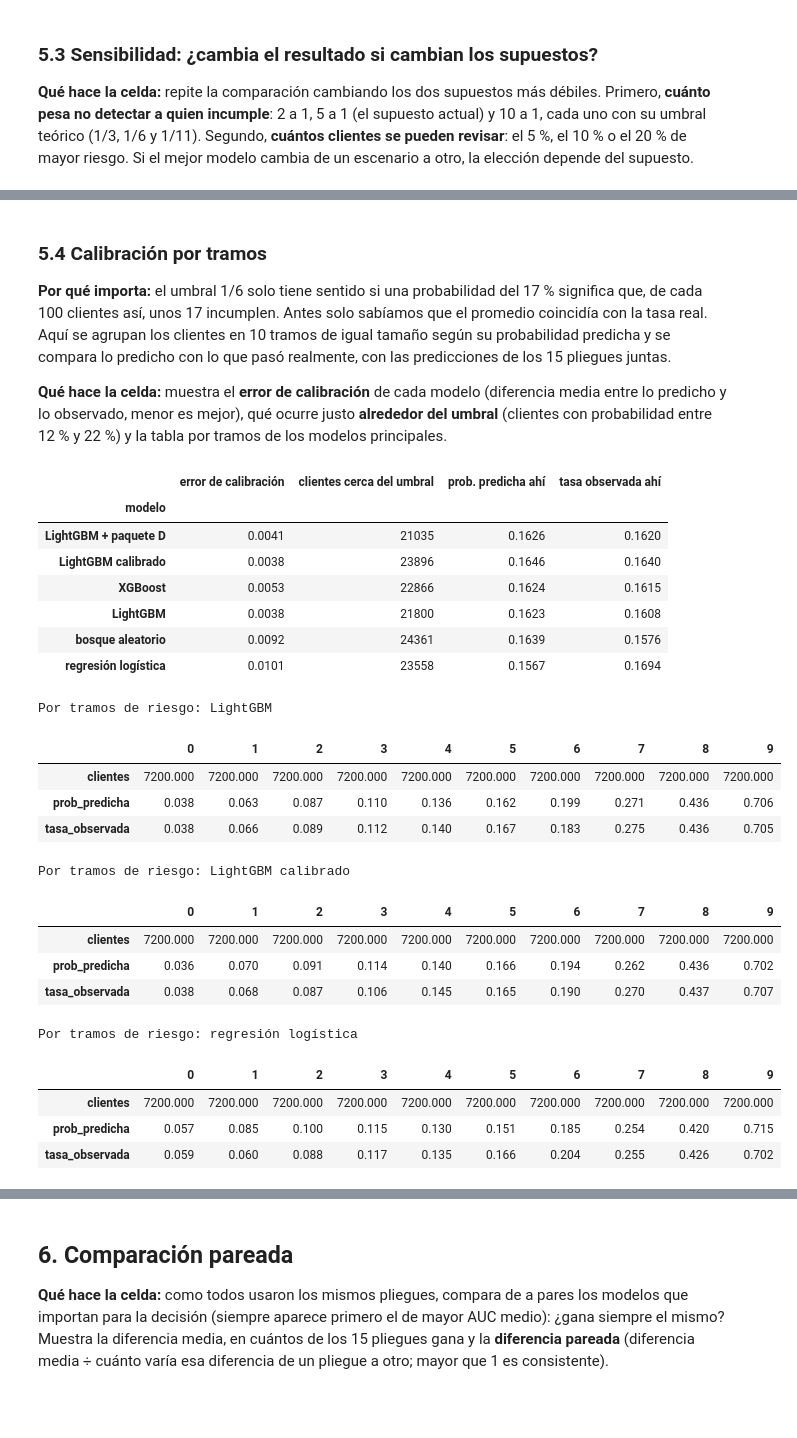
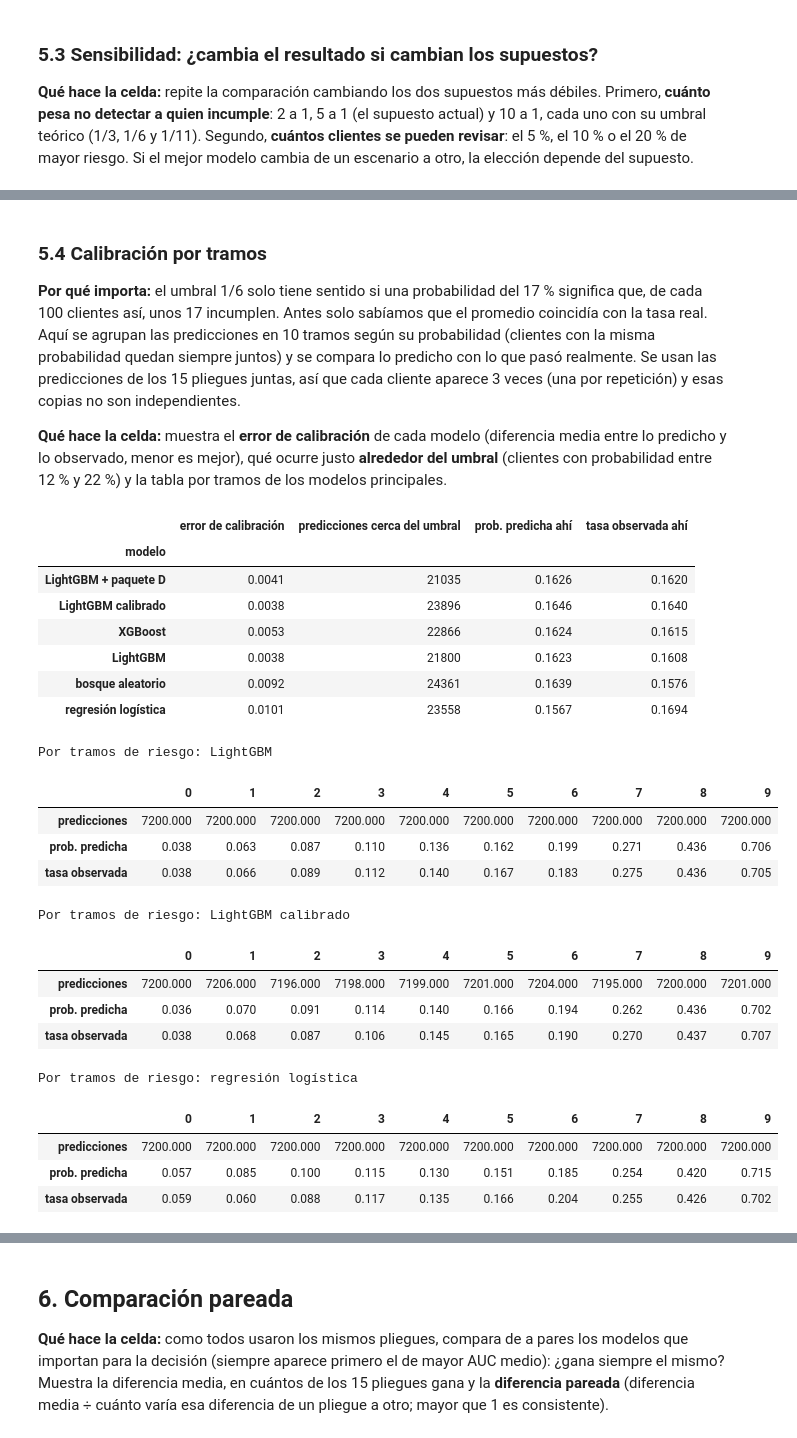
Before and after one commit to aforozco1808-dotcom/Laboratorio-de-an-lisis-avanzado-Grupo-6---RiskVision, a Jupyter notebook: notebooks/05_torneo.ipynb, the cells around one changed output, grey strips where cells are left out. Drawn from its saved outputs; the diff is of its cells as text; code cells hidden in the pictures; blank space fills up the shorter version.

```diff
--- a/notebooks/05_torneo.ipynb
+++ b/notebooks/05_torneo.ipynb
@@ -195,19 +167,9 @@ plt.show()
 ### 5.1 Métricas técnicas
 **Qué hace la celda:** muestra la media de las métricas técnicas de cada modelo. Fíjese sobre todo en el **recall de cada clase**: un modelo que marca a casi todos tiene recall de «incumple» altísimo pero deja pasar a muy pocos clientes que sí pagan.
 # %%
-etiquetas = {
-    "roc_auc": "AUC", "avg_precision": "AUC-PR", "balanced_accuracy": "exactitud balanceada", "f1_macro": "F1 macro",
-    "precision_1": "precisión (incumple)", "recall_0": "recall (paga)", "recall_1": "recall (incumple)",
-    "flagged_share": "% marcado", "penalty_2": "penalización 2:1", "penalty": "penalización 5:1", "penalty_10": "penalización 10:1",
-    "log_loss": "log loss", "brier": "Brier",
-    "mean_proba": "prob. media predicha", "recall_top_5": "recall al revisar 5 %", "recall_top_10": "recall al revisar 10 %",
-    "recall_top": "recall al revisar 20 %", "lift_top": "lift al revisar 20 %",
-}
-tecnicas = pd.DataFrame({n: f[list(etiquetas)].mean() for n, f in por_pliegue.items()}).T.rename(columns=etiquetas)
-tecnicas = tecnicas.loc[resumen.index]
-# Las dos reglas sin probabilidades reales (0 o 1) no tienen log loss ni Brier interpretables
-sin_probabilidad = [n for n in tecnicas.index if n in ("línea base: siempre paga", "línea base: regla PAY_0 ≥ 2")]
-tecnicas.loc[sin_probabilidad, ["log loss", "Brier", "prob. media predicha"]] = np.nan
+from proyecto.models.tournament import technical_table
+
+tecnicas = technical_table(por_pliegue, order=resumen.index)
 print(f"tasa real de incumplimiento: {y.mean():.3f} (la «prob. media predicha» debería parecerse)")
 display(tecnicas.round(3))
 # %% [output]
@@ -247,6 +208,8 @@ display(posiciones)
 ### 5.3 Sensibilidad: ¿cambia el resultado si cambian los supuestos?
 **Qué hace la celda:** repite la comparación cambiando los dos supuestos más débiles. Primero, **cuánto pesa no detectar a quien incumple**: 2 a 1, 5 a 1 (el supuesto actual) y 10 a 1, cada uno con su umbral teórico (1/3, 1/6 y 1/11). Segundo, **cuántos clientes se pueden revisar**: el 5 %, el 10 % o el 20 % de mayor riesgo. Si el mejor modelo cambia de un escenario a otro, la elección depende del supuesto.
 # %%
+from proyecto.models.tournament import best_by_scenario, is_baseline
+
 penalizaciones = tecnicas[["penalización 2:1", "penalización 5:1", "penalización 10:1"]]
 capacidad = tecnicas[["recall al revisar 5 %", "recall al revisar 10 %", "recall al revisar 20 %"]]
 print("Penalización relativa por cliente (menor es mejor):")
@@ -254,12 +217,10 @@ display(penalizaciones.round(3))
 print("\nQué fracción de los incumplidores se captura al revisar solo a los de mayor riesgo (mayor es mejor):")
 display(capacidad.round(3))
 
-reales = [n for n in tecnicas.index if not n.startswith("línea base")]
+reales = [n for n in tecnicas.index if not is_baseline(n)]
 print("\nMejor modelo (sin contar líneas base) en cada escenario:")
-for col in penalizaciones:
-    print(f"  {col}: {penalizaciones.loc[reales, col].idxmin()} ({penalizaciones.loc[reales, col].min():.3f})")
-for col in capacidad:
-    print(f"  {col}: {capacidad.loc[reales, col].idxmax()} ({capacidad.loc[reales, col].max():.3f})")
+for columna, (nombre, valor) in best_by_scenario(tecnicas, [*penalizaciones.columns, *capacidad.columns], reales).items():
+    print(f"  {columna}: {nombre} ({valor:.3f})")
 # %% [output]
 Penalización relativa por cliente (menor es mejor):
 |  | penalización 2:1 | penalización 5:1 | penalización 10:1 |
@@ -292,51 +253,42 @@ Mejor modelo (sin contar líneas base) en cada escenario:
   recall al revisar 20 %: XGBoost (0.518)
 # %% [markdown]
 ### 5.4 Calibración por tramos
-**Por qué importa:** el umbral 1/6 solo tiene sentido si una probabilidad del 17 % significa que, de cada 100 clientes así, unos 17 incumplen. Antes solo sabíamos que el promedio coincidía con la tasa real. Aquí se agrupan los clientes en 10 tramos de igual tamaño según su probabilidad predicha y se compara lo predicho con lo que pasó realmente, con las predicciones de los 15 pliegues juntas.
+**Por qué importa:** el umbral 1/6 solo tiene sentido si una probabilidad del 17 % significa que, de cada 100 clientes así, unos 17 incumplen. Antes solo sabíamos que el promedio coincidía con la tasa real. Aquí se agrupan las predicciones en 10 tramos según su probabilidad (clientes con la misma probabilidad quedan siempre juntos) y se compara lo predicho con lo que pasó realmente. Se usan las predicciones de los 15 pliegues juntas, así que cada cliente aparece 3 veces (una por repetición) y esas copias no son independientes.
 
 **Qué hace la celda:** muestra el **error de calibración** de cada modelo (diferencia media entre lo predicho y lo observado, menor es mejor), qué ocurre justo **alrededor del umbral** (clientes con probabilidad entre 12 % y 22 %) y la tabla por tramos de los modelos principales.
 # %%
-from proyecto.models.evaluate import calibration_table, expected_calibration_error, observed_rate_between
+from proyecto.models.tournament import calibration_by_bin, calibration_summary
 
-filas = []
-for nombre in reales:
-    p = predicciones[nombre]
-    tabla_cal = calibration_table(p["y_true"], p["proba"], n_bins=10)
-    cerca = observed_rate_between(p["y_true"], p["proba"], 0.12, 0.22)
-    filas.append({"modelo": nombre, "error de calibración": expected_calibration_error(tabla_cal),
-                  "clientes cerca del umbral": cerca["clientes"], "prob. predicha ahí": cerca["prob_predicha"],
-                  "tasa observada ahí": cerca["tasa_observada"]})
-calibracion = pd.DataFrame(filas).set_index("modelo")
+calibracion = calibration_summary(predicciones, reales)
 display(calibracion.round(4))
 
 for nombre in ["LightGBM", "LightGBM calibrado", "regresión logística"]:
-    p = predicciones[nombre]
     print(f"\nPor tramos de riesgo: {nombre}")
-    display(calibration_table(p["y_true"], p["proba"], n_bins=10).round(3).T)
+    display(calibration_by_bin(predicciones, nombre).round(3).T)
 # %% [output]
-|  | error de calibración | clientes cerca del umbral | prob. predicha ahí | tasa observada ahí |
+|  | error de calibración | predicciones cerca del umbral | prob. predicha ahí | tasa observada ahí |
 | modelo |  |  |  |  |
 | LightGBM + paquete D | 0.0041 | 21035 | 0.1626 | 0.1620 |
 | LightGBM calibrado | 0.0038 | 23896 | 0.1646 | 0.1640 |
 | XGBoost | 0.0053 | 22866 | 0.1624 | 0.1615 |
 | LightGBM | 0.0038 | 21800 | 0.1623 | 0.1608 |
 | bosque aleatorio | 0.0092 | 24361 | 0.1639 | 0.1576 |
 | regresión logística | 0.0101 | 23558 | 0.1567 | 0.1694 |
 Por tramos de riesgo: LightGBM
 |  | 0 | 1 | 2 | 3 | 4 | 5 | 6 | 7 | 8 | 9 |
-| clientes | 7200.000 | 7200.000 | 7200.000 | 7200.000 | 7200.000 | 7200.000 | 7200.000 | 7200.000 | 7200.000 | 7200.000 |
-| prob_predicha | 0.038 | 0.063 | 0.087 | 0.110 | 0.136 | 0.162 | 0.199 | 0.271 | 0.436 | 0.706 |
-| tasa_observada | 0.038 | 0.066 | 0.089 | 0.112 | 0.140 | 0.167 | 0.183 | 0.275 | 0.436 | 0.705 |
+| predicciones | 7200.000 | 7200.000 | 7200.000 | 7200.000 | 7200.000 | 7200.000 | 7200.000 | 7200.000 | 7200.000 | 7200.000 |
+| prob. predicha | 0.038 | 0.063 | 0.087 | 0.110 | 0.136 | 0.162 | 0.199 | 0.271 | 0.436 | 0.706 |
+| tasa observada | 0.038 | 0.066 | 0.089 | 0.112 | 0.140 | 0.167 | 0.183 | 0.275 | 0.436 | 0.705 |
 Por tramos de riesgo: LightGBM calibrado
 |  | 0 | 1 | 2 | 3 | 4 | 5 | 6 | 7 | 8 | 9 |
-| clientes | 7200.000 | 7200.000 | 7200.000 | 7200.000 | 7200.000 | 7200.000 | 7200.000 | 7200.000 | 7200.000 | 7200.000 |
-| prob_predicha | 0.036 | 0.070 | 0.091 | 0.114 | 0.140 | 0.166 | 0.194 | 0.262 | 0.436 | 0.702 |
-| tasa_observada | 0.038 | 0.068 | 0.087 | 0.106 | 0.145 | 0.165 | 0.190 | 0.270 | 0.437 | 0.707 |
+| predicciones | 7200.000 | 7206.000 | 7196.000 | 7198.000 | 7199.000 | 7201.000 | 7204.000 | 7195.000 | 7200.000 | 7201.000 |
+| prob. predicha | 0.036 | 0.070 | 0.091 | 0.114 | 0.140 | 0.166 | 0.194 | 0.262 | 0.436 | 0.702 |
+| tasa observada | 0.038 | 0.068 | 0.087 | 0.106 | 0.145 | 0.165 | 0.190 | 0.270 | 0.437 | 0.707 |
 Por tramos de riesgo: regresión logística
 |  | 0 | 1 | 2 | 3 | 4 | 5 | 6 | 7 | 8 | 9 |
-| clientes | 7200.000 | 7200.000 | 7200.000 | 7200.000 | 7200.000 | 7200.000 | 7200.000 | 7200.000 | 7200.000 | 7200.000 |
-| prob_predicha | 0.057 | 0.085 | 0.100 | 0.115 | 0.130 | 0.151 | 0.185 | 0.254 | 0.420 | 0.715 |
-| tasa_observada | 0.059 | 0.060 | 0.088 | 0.117 | 0.135 | 0.166 | 0.204 | 0.255 | 0.426 | 0.702 |
+| predicciones | 7200.000 | 7200.000 | 7200.000 | 7200.000 | 7200.000 | 7200.000 | 7200.000 | 7200.000 | 7200.000 | 7200.000 |
+| prob. predicha | 0.057 | 0.085 | 0.100 | 0.115 | 0.130 | 0.151 | 0.185 | 0.254 | 0.420 | 0.715 |
+| tasa observada | 0.059 | 0.060 | 0.088 | 0.117 | 0.135 | 0.166 | 0.204 | 0.255 | 0.426 | 0.702 |
 # %% [markdown]
 **Qué dicen las métricas técnicas**
 
```
Also changed, not shown: parts of 13 cells of this notebook, 12 other files.
